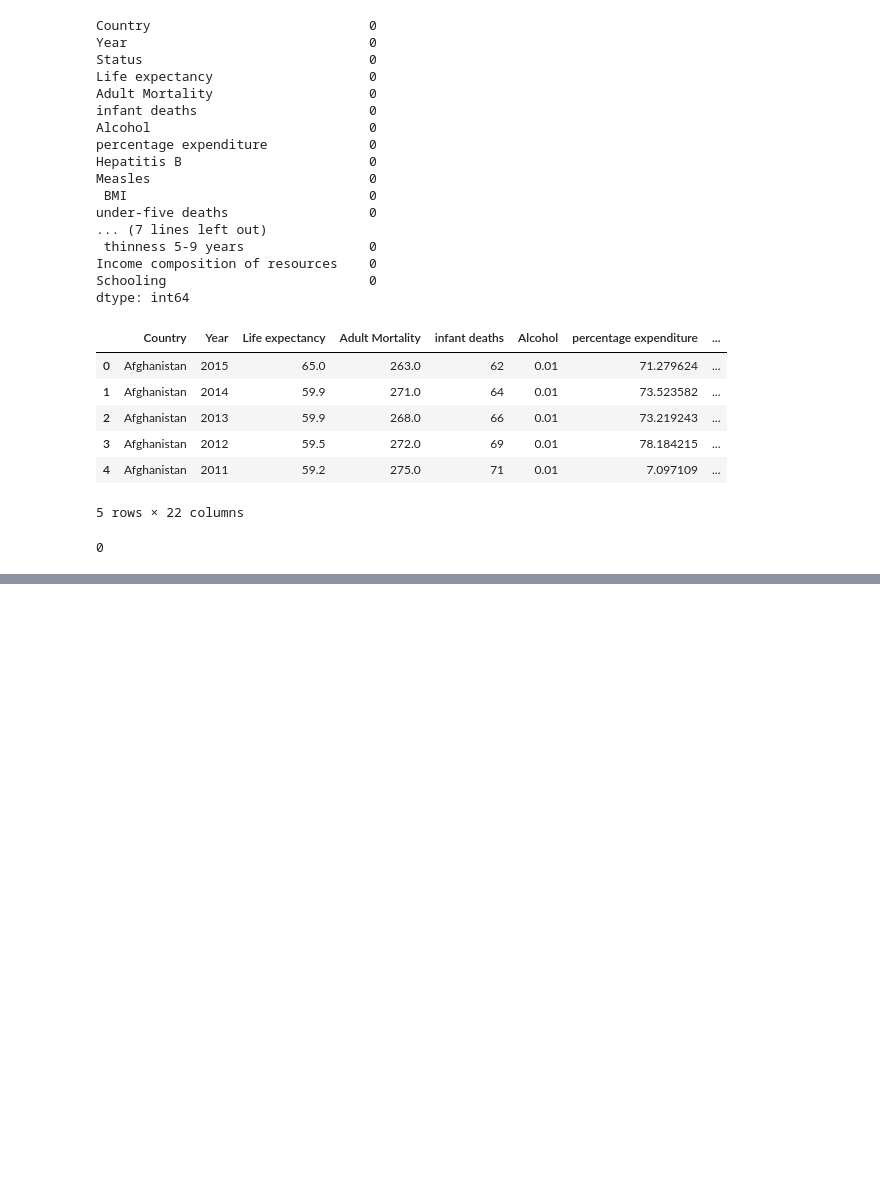
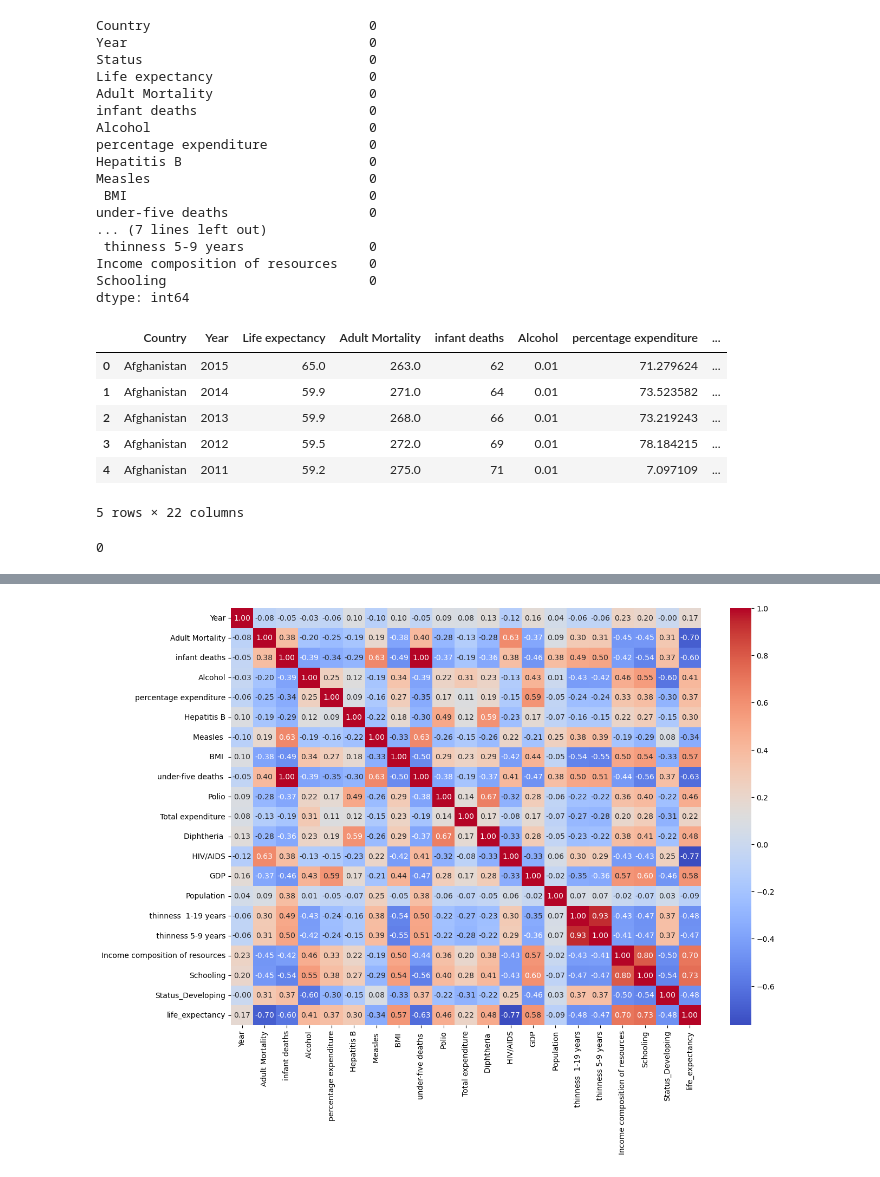
Before and after one commit to flo-shi/Life-Expectancy, a Jupyter notebook: life expectancy.ipynb, the cells around one changed output, grey strips where cells are left out. Drawn from its saved outputs; the diff is of its cells as text; code cells hidden in the pictures; blank space fills up the shorter version.

Commit message:
Correlation analysis

```diff
--- a/life expectancy.ipynb
+++ b/life expectancy.ipynb
@@ -153,15 +152,13 @@ for col in skewed_cols:
 # %%
 from sklearn.model_selection import train_test_split
 # 2. Separate features (X) and target (y)
-X = df.drop(columns=['Life expectancy '])
+X = df.drop(columns=['Life expectancy ', 'Country'])
 y = df['Life expectancy ']
 
 # 3. Train-test split BEFORE scaling, to avoid data leakage
 X_train, X_test, y_train, y_test = train_test_split(
     X, y, test_size=0.2, random_state=42
 )
-X_train = X_train.drop(columns=['Country'])
-X_test = X_test.drop(columns=['Country'])
 # %%
 from sklearn.preprocessing import StandardScaler
 # 4. Standardize features - fit scaler on TRAINING data only,
@@ -206,0 +204,13 @@ Train shape: (2342, 20) | Test shape: (586, 20)
+# %%
+# Correlation analysis
+# Merging x_train and y_train into a single DataFrame for correlation analysis
+df_train = X_train.copy()
+df_train['life_expectancy'] = y_train
+# %%
+corr = df_train.corr(numeric_only=True)
+
+plt.figure(figsize = (14, 10))
+sns.heatmap(corr, annot=True, fmt=".2f", cmap='coolwarm', cbar=True)
+plt.show()
+# %% [output]
+[figure, added]
```
Also changed, not shown: parts of 3 cells of this notebook.
